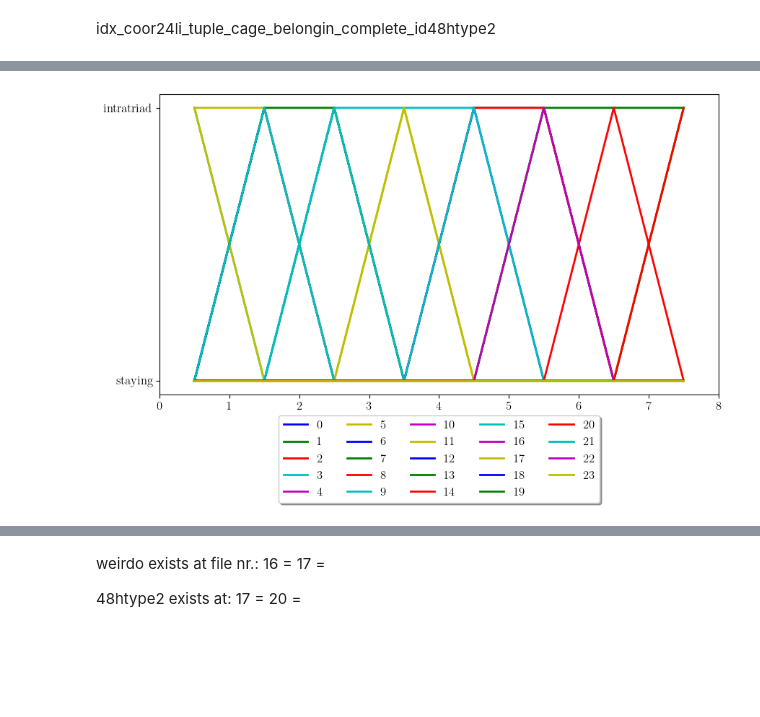
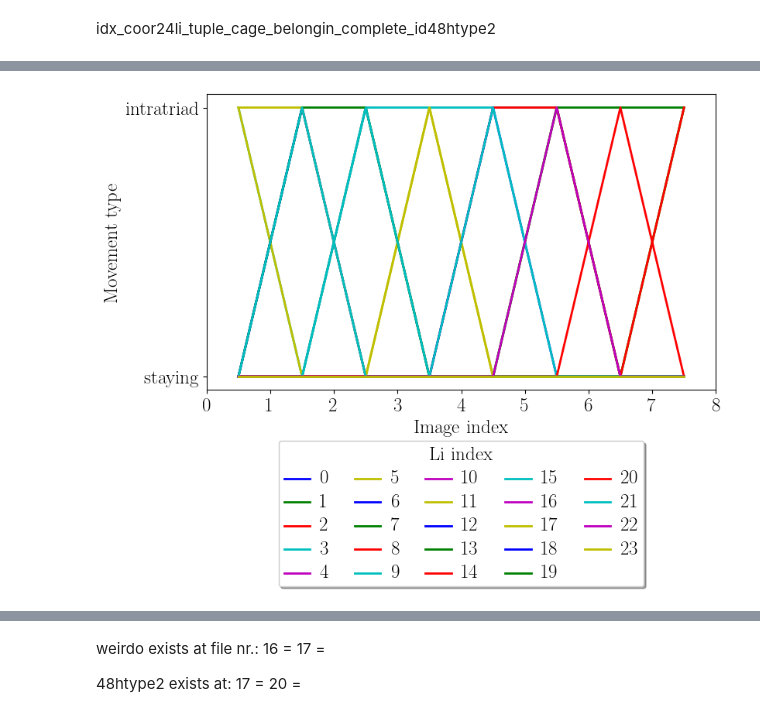
Before and after one commit to a-firdaus/LitMove, a Jupyter notebook: 03_orientation_and_mapping_packages.ipynb, the cells around one changed output, grey strips where cells are left out. Drawn from its saved outputs; the diff is of its cells as text; code cells hidden in the pictures; blank space fills up the shorter version.

Commit message:
plot of movements & distance prettify

```diff
--- a/03_orientation_and_mapping_packages.ipynb
+++ b/03_orientation_and_mapping_packages.ipynb
@@ -570,9 +570,9 @@ if proceed_NEB == "True":
 # %%
 if proceed_NEB == "True":
     df_movement = move_by_tuple_cage.get_df_movement_category(df_mapping_metainfo, activate_closest_tuple=False)
-    movement.plot_distance(df_movement, max_mapping_radius, activate_shifting_x = True, activate_diameter_line = False, Li_idxs = 'all')
+    movement.plot_distance(df_movement, direc_restructure_destination, max_mapping_radius, litype, activate_shifting_x = True, activate_diameter_line = False, Li_idxs = 'all')
 # %% [output]
-[figure, old version]
+[figure, new version]
 # %%
 if proceed_NEB == "True":
     chunk_size = 3
```
Also changed, not shown: parts of 7 cells of this notebook, 4 other files.
